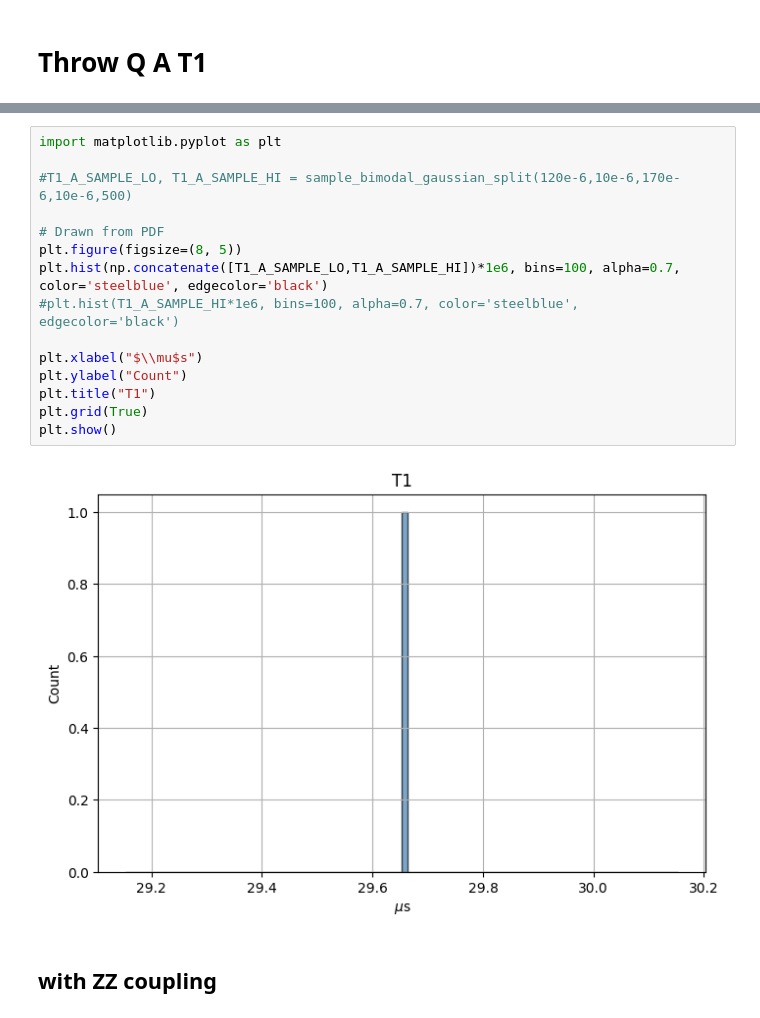
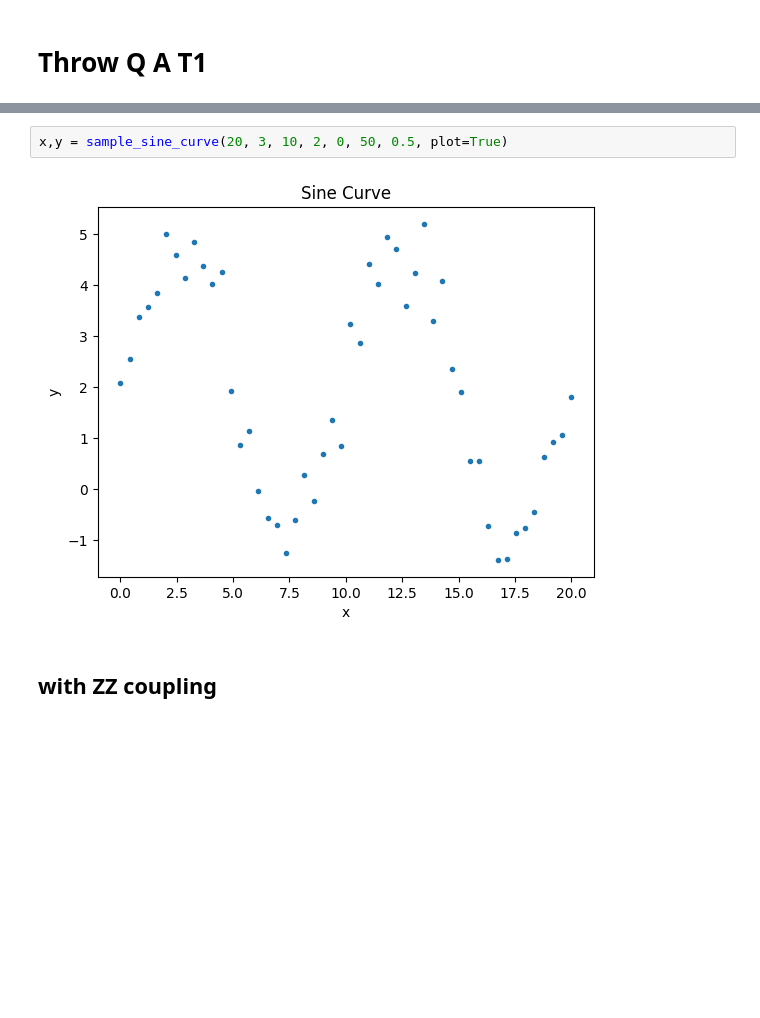
Before and after one commit to jyamaoka/qubit_zz_coupling, a Jupyter notebook: examples/t1a_ZZandTLS_V2_NF_071825.ipynb, the cells around one changed output, grey strips where cells are left out. Saved outputs shown, nothing was run; the diff lists cells and outputs as text; blank space fills up the shorter version.

```diff
--- a/examples/t1a_ZZandTLS_V2_NF_071825.ipynb
+++ b/examples/t1a_ZZandTLS_V2_NF_071825.ipynb
@@ -324,20 +58,7 @@ plt.show()
-# %%
-import matplotlib.pyplot as plt
-
-#T1_A_SAMPLE_LO, T1_A_SAMPLE_HI = sample_bimodal_gaussian_split(120e-6,10e-6,170e-6,10e-6,500)
-
-# Drawn from PDF
-plt.figure(figsize=(8, 5))
-plt.hist(np.concatenate([T1_A_SAMPLE_LO,T1_A_SAMPLE_HI])*1e6, bins=100, alpha=0.7, color='steelblue', edgecolor='black')
-#plt.hist(T1_A_SAMPLE_HI*1e6, bins=100, alpha=0.7, color='steelblue', edgecolor='black')
-
-plt.xlabel("$\\mu$s")
-plt.ylabel("Count")
-plt.title("T1")
-plt.grid(True)
-plt.show()
-# %% [output]
-[figure, removed]
+# %%
+x,y = sample_sine_curve(20, 3, 10, 2, 0, 50, 0.5, plot=True)
+# %% [output]
+[figure, added]
 # %% [markdown]
 ## with ZZ coupling
 # %%
```
Also changed, not shown: parts of 8 cells of this notebook, 4 other files.
